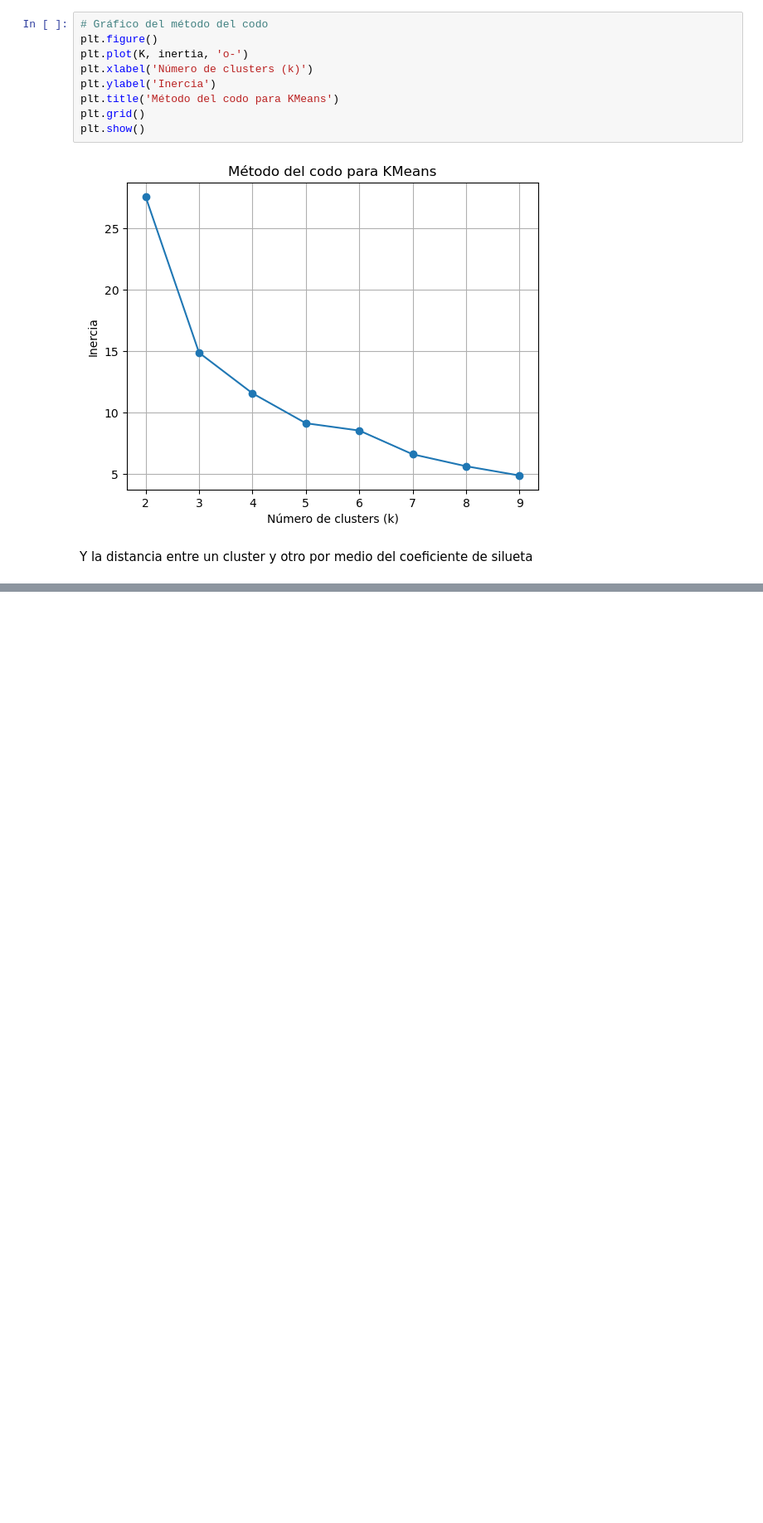
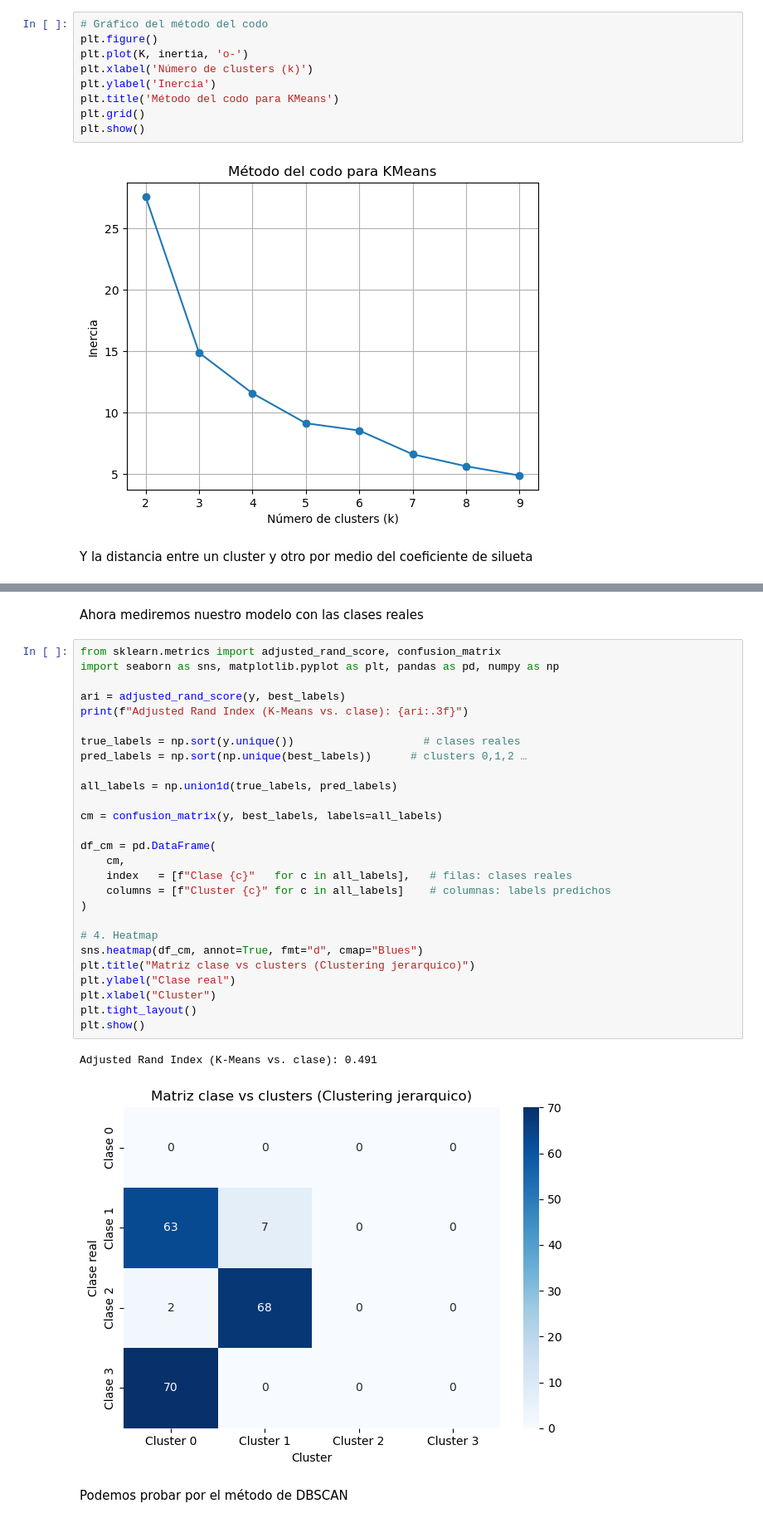
Before and after one commit to 100478705/Grupo25_practica2, a Jupyter notebook: Notebook1.ipynb, the cells around one changed output, grey strips where cells are left out. Shown at 83% size. Drawn from its saved outputs; the diff is of its cells as text; blank space fills up the shorter version.

```diff
--- a/Notebook1.ipynb
+++ b/Notebook1.ipynb
@@ -210,0 +400,34 @@ plt.show()
+# %% [markdown]
+Ahora mediremos nuestro modelo con las clases reales
+# %%
+from sklearn.metrics import adjusted_rand_score, confusion_matrix
+import seaborn as sns, matplotlib.pyplot as plt, pandas as pd, numpy as np
+
+ari = adjusted_rand_score(y, best_labels)
+print(f"Adjusted Rand Index (K-Means vs. clase): {ari:.3f}")
+
+true_labels = np.sort(y.unique())                    # clases reales
+pred_labels = np.sort(np.unique(best_labels))      # clusters 0,1,2 …
+
+all_labels = np.union1d(true_labels, pred_labels)
+
+cm = confusion_matrix(y, best_labels, labels=all_labels)
+
+df_cm = pd.DataFrame(
+    cm,
+    index   = [f"Clase {c}"   for c in all_labels],   # filas: clases reales
+    columns = [f"Cluster {c}" for c in all_labels]    # columnas: labels predichos
+)
+
+# 4. Heatmap
+sns.heatmap(df_cm, annot=True, fmt="d", cmap="Blues")
+plt.title("Matriz clase vs clusters (Clustering jerarquico)")
+plt.ylabel("Clase real")
+plt.xlabel("Cluster")
+plt.tight_layout()
+plt.show()
+# %% [output]
+Adjusted Rand Index (K-Means vs. clase): 0.491
+[figure, added]
+# %% [markdown]
+Podemos probar por el método de DBSCAN
```
Also changed, not shown: parts of 26 cells of this notebook, 1 other file.
